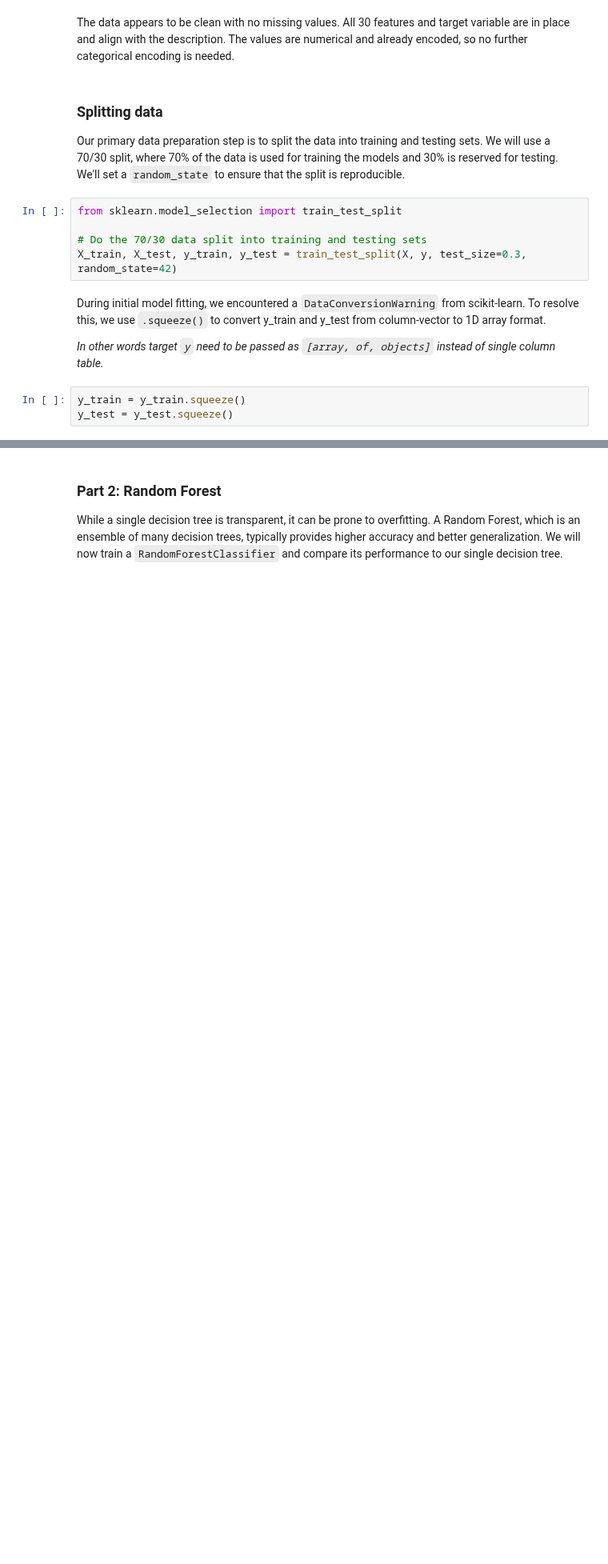
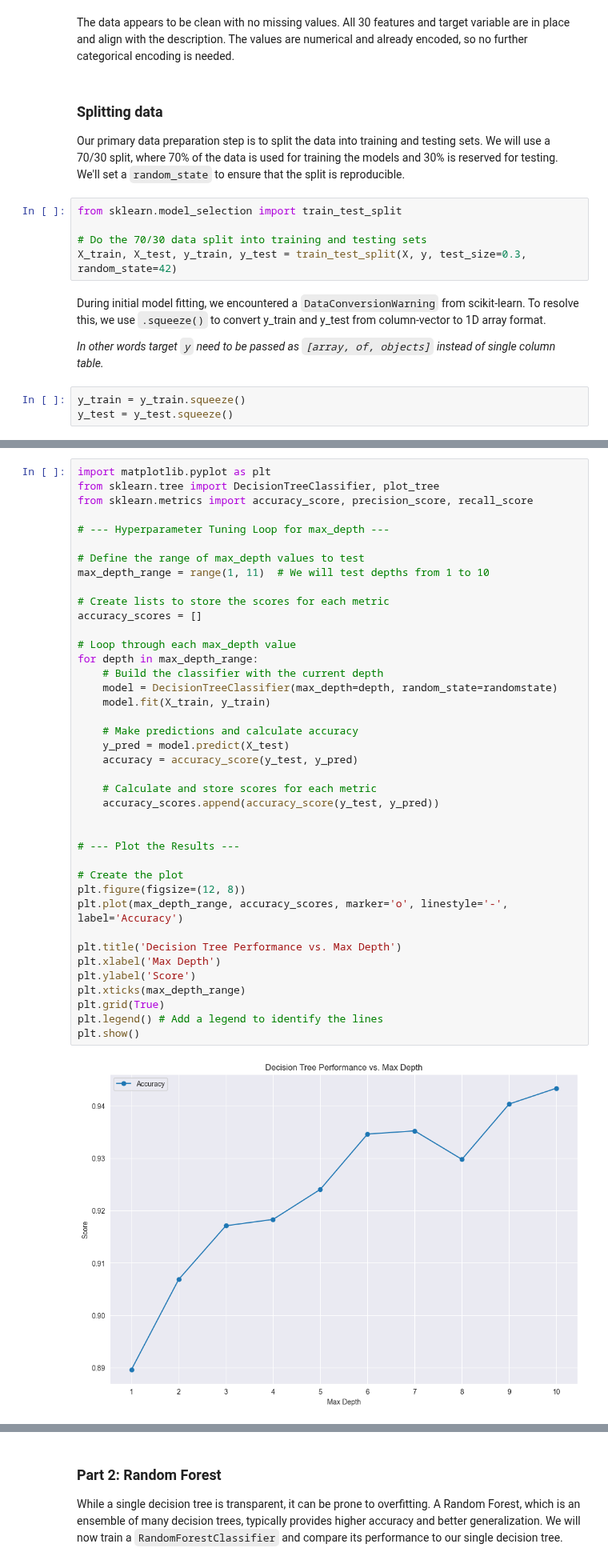
Before and after one commit to Itz-Ezu/DKKO_group6, a Jupyter notebook: dtrees_rforests/DTree_RForest.ipynb, the cells around one changed output, grey strips where cells are left out. Shown at 80% size. Drawn from its saved outputs; the diff is of its cells as text; blank space fills up the shorter version.

```diff
--- a/dtrees_rforests/DTree_RForest.ipynb
+++ b/dtrees_rforests/DTree_RForest.ipynb
@@ -148 +163,43 @@ Testing target shape (y_test): (3317,)
+# %%
+import matplotlib.pyplot as plt
+from sklearn.tree import DecisionTreeClassifier, plot_tree
+from sklearn.metrics import accuracy_score, precision_score, recall_score
+
+# --- Hyperparameter Tuning Loop for max_depth ---
+
+# Define the range of max_depth values to test
+max_depth_range = range(1, 11)  # We will test depths from 1 to 10
+
+# Create lists to store the scores for each metric
+accuracy_scores = []
+
+# Loop through each max_depth value
+for depth in max_depth_range:
+    # Build the classifier with the current depth
+    model = DecisionTreeClassifier(max_depth=depth, random_state=randomstate)
+    model.fit(X_train, y_train)
+
+    # Make predictions and calculate accuracy
+    y_pred = model.predict(X_test)
+    accuracy = accuracy_score(y_test, y_pred)
+
+    # Calculate and store scores for each metric
+    accuracy_scores.append(accuracy_score(y_test, y_pred))
+
+
+# --- Plot the Results ---
+
+# Create the plot
+plt.figure(figsize=(12, 8))
+plt.plot(max_depth_range, accuracy_scores, marker='o', linestyle='-', label='Accuracy')
+
+plt.title('Decision Tree Performance vs. Max Depth')
+plt.xlabel('Max Depth')
+plt.ylabel('Score')
+plt.xticks(max_depth_range)
+plt.grid(True)
+plt.legend() # Add a legend to identify the lines
+plt.show()
+# %% [output]
+[figure, added]
 # %% [markdown]
```
Also changed, not shown: parts of 13 cells of this notebook.
